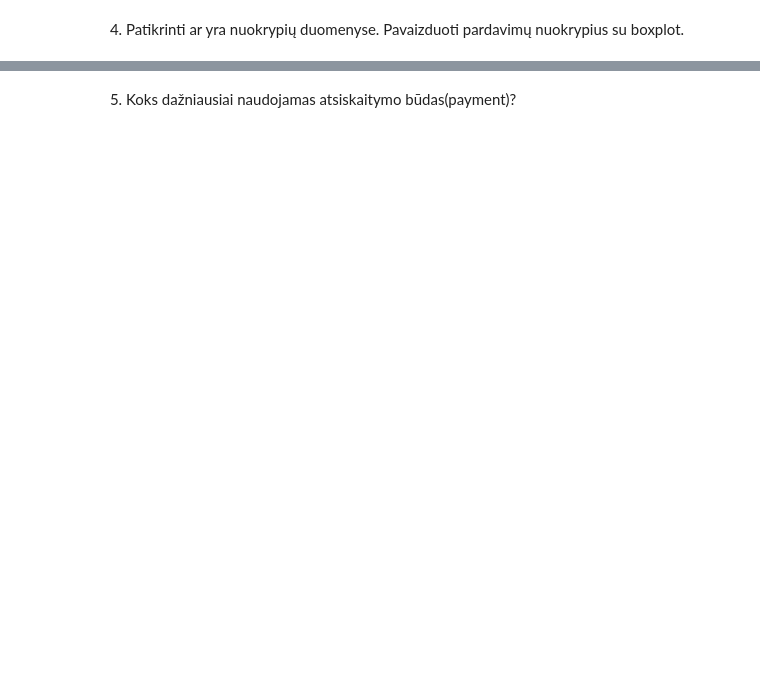
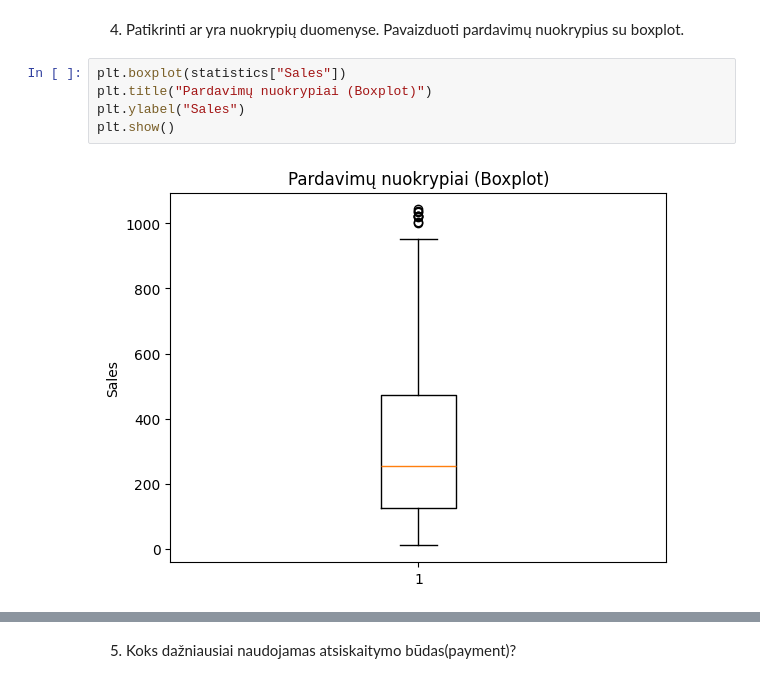
Before and after one commit to erikasstasytis/Python, a Jupyter notebook: Descriptive_statistics_task.ipynb, the cells around one changed output, grey strips where cells are left out. Drawn from its saved outputs; the diff is of its cells as text; blank space fills up the shorter version.

```diff
--- a/Descriptive_statistics_task.ipynb
+++ b/Descriptive_statistics_task.ipynb
@@ -57,3 +81,10 @@ statistics.head()
 # %% [markdown]
 4. Patikrinti ar yra nuokrypių duomenyse. Pavaizduoti pardavimų nuokrypius su
 boxplot.
+# %%
+plt.boxplot(statistics["Sales"])
+plt.title("Pardavimų nuokrypiai (Boxplot)")
+plt.ylabel("Sales")
+plt.show()
+# %% [output]
+[figure, added]
```
Also changed, not shown: parts of 11 cells of this notebook, 4 other files.
